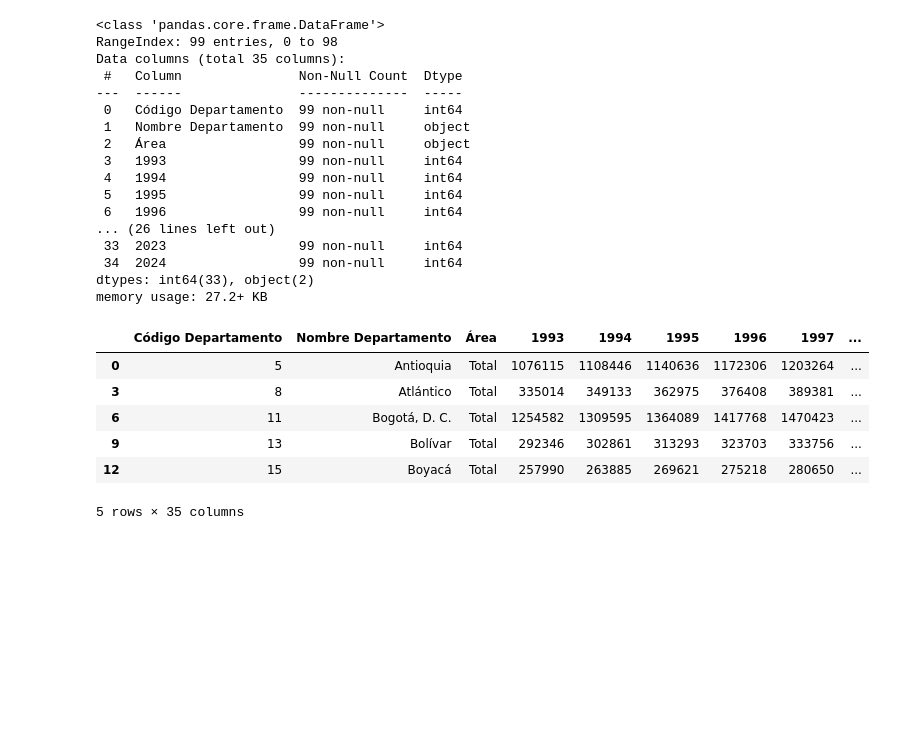
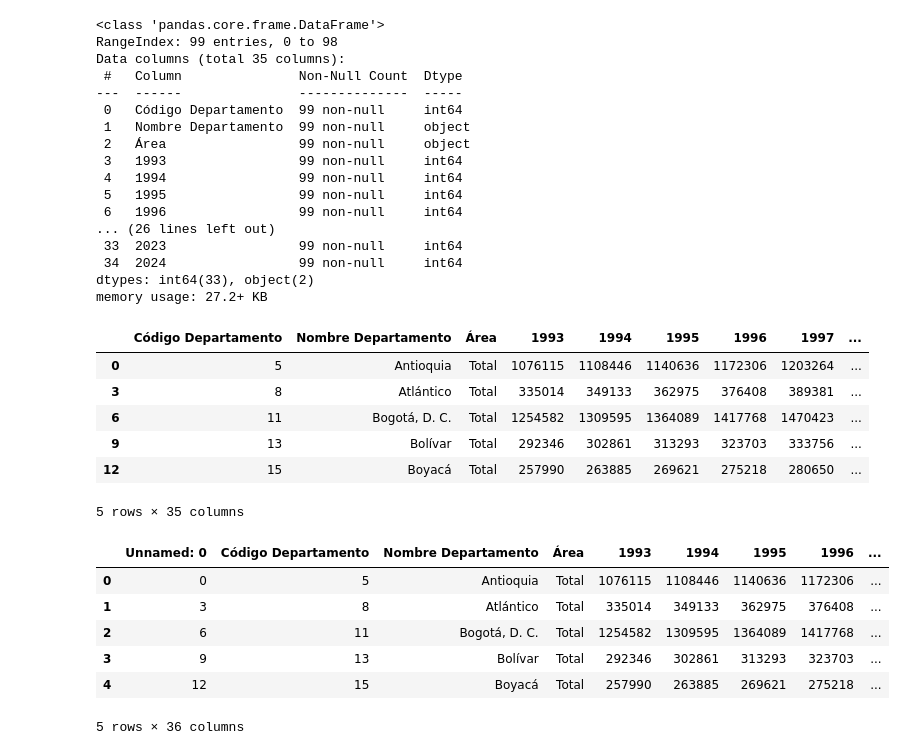
Before and after one commit to diegofercho21323/data-my-home, a Jupyter notebook: notebooks/hogares.ipynb, the cells around one changed output. Cells and saved outputs as stored; diff of their text form; code cells hidden in the pictures; blank space fills up the shorter version.

```diff
--- a/notebooks/hogares.ipynb
+++ b/notebooks/hogares.ipynb
@@ -67,0 +71,13 @@ df.head()
+# %%
+# cambiar formato largo en lugar de ancho
+df_long = pd.read_csv('../data/processed/proyecciones-total-hogares-1993-2024.csv')
+
+df_long.head()
+# %% [output]
+|  | Unnamed: 0 | Código Departamento | Nombre Departamento | Área | 1993 | 1994 | 1995 | 1996 | ... |
+| 0 | 0 | 5 | Antioquia | Total | 1076115 | 1108446 | 1140636 | 1172306 | ... |
+| 1 | 3 | 8 | Atlántico | Total | 335014 | 349133 | 362975 | 376408 | ... |
+| 2 | 6 | 11 | Bogotá, D. C. | Total | 1254582 | 1309595 | 1364089 | 1417768 | ... |
+| 3 | 9 | 13 | Bolívar | Total | 292346 | 302861 | 313293 | 323703 | ... |
+| 4 | 12 | 15 | Boyacá | Total | 257990 | 263885 | 269621 | 275218 | ... |
+5 rows × 36 columns
```
Also changed, not shown: parts of 3 cells of this notebook, 5 other files.
